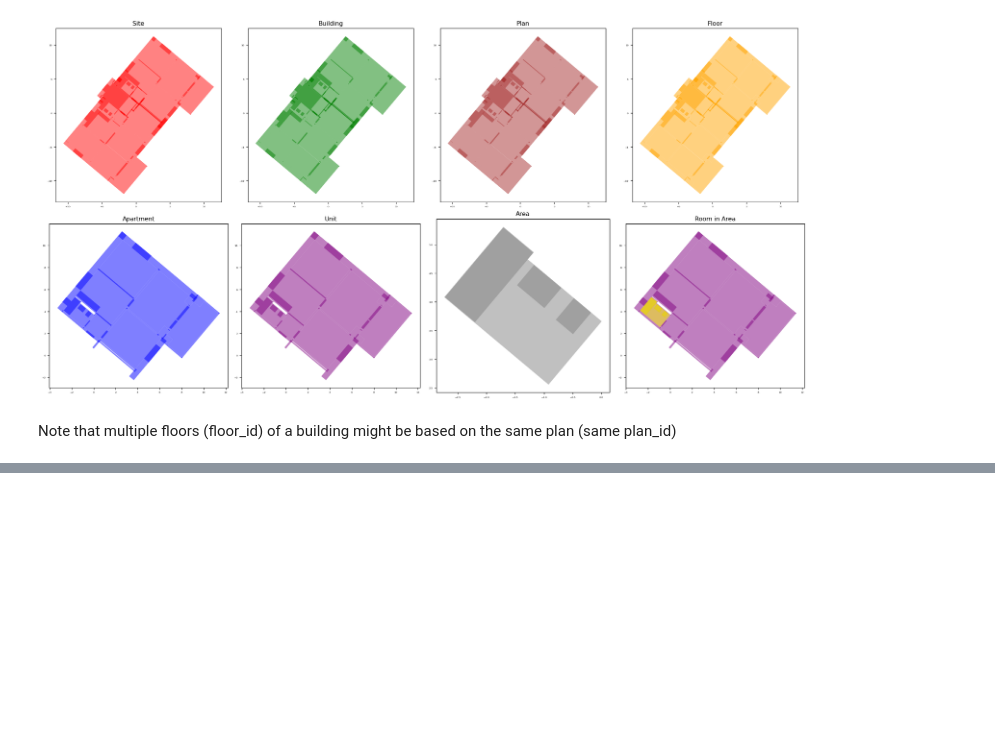
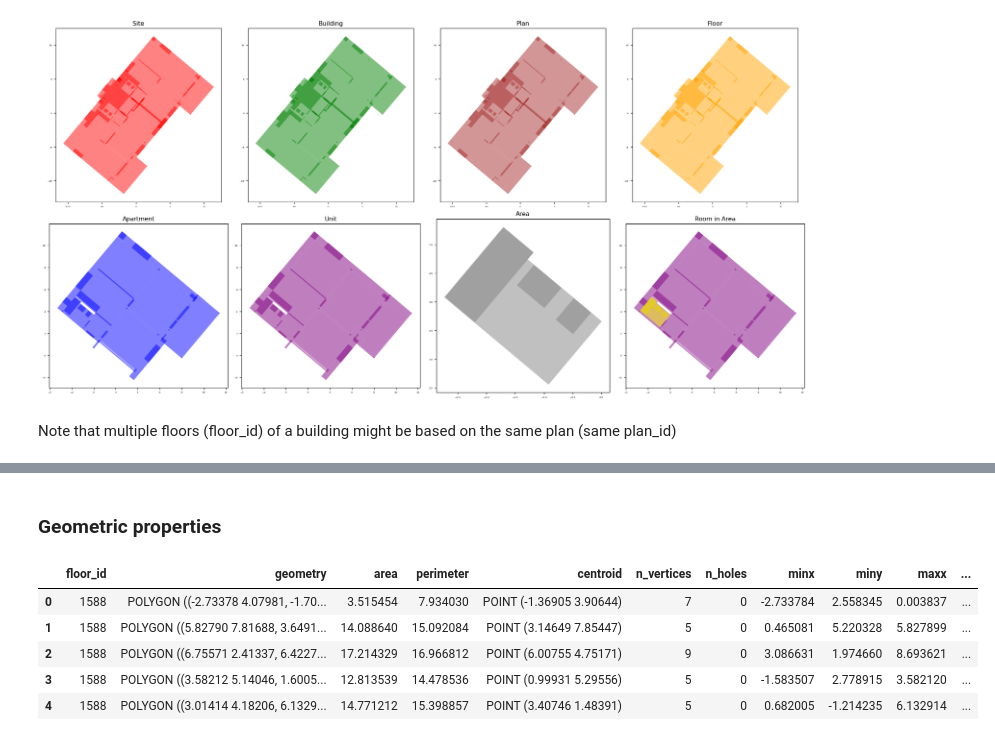
Before and after one commit to snt-arg/msd, a Jupyter notebook: NB - Data Curation 0 - Dataset Exploration.ipynb, the cells around one changed output, grey strips where cells are left out. Saved outputs shown, nothing was run; the diff lists cells and outputs as text; code cells hidden in the pictures; blank space fills up the shorter version.

```diff
--- a/NB - Data Curation 0 - Dataset Exploration.ipynb
+++ b/NB - Data Curation 0 - Dataset Exploration.ipynb
@@ -322,0 +325,5 @@ Note that multiple floors (floor_id) of a building might be based on the same pl
+# %%
+floor_id = gdf['floor_id'].values[0]
+floor = gdf[gdf['floor_id'] == floor_id].copy()
+print(floor.shape)
+floor.head()
@@ -322,0 +338,21 @@ Note that multiple floors (floor_id) of a building might be based on the same pl
+# %% [markdown]
+### Geometric properties
+# %%
+floor['area'] = floor.geometry.area
+floor['perimeter'] = floor.geometry.length
+floor['centroid'] = floor.geometry.centroid
+floor['n_vertices'] = floor.geometry.apply(lambda p: len(p.exterior.coords) if p.geom_type == 'Polygon' else 0)
+floor['n_holes'] = floor.geometry.apply(lambda p: len(p.interiors) if p.geom_type == 'Polygon' else 0)
+
+# Extract the bounding box coordinates (minx, miny, maxx, maxy) for each geometry
+bounds_df = pd.DataFrame(floor.geometry.bounds, columns=['minx', 'miny', 'maxx', 'maxy'])
+floor = pd.concat([floor.reset_index(drop=True), bounds_df.reset_index(drop=True)], axis=1)
+
+floor[['floor_id', 'geometry', 'area', 'perimeter', 'centroid', 'n_vertices', 'n_holes', 'minx', 'miny', 'maxx', 'maxy']].head()
+# %% [output]
+|  | floor_id | geometry | area | perimeter | centroid | n_vertices | n_holes | minx | miny | maxx | ... |
+| 0 | 1588 | POLYGON ((-2.73378 4.07981, -1.70... | 3.515454 | 7.934030 | POINT (-1.36905 3.90644) | 7 | 0 | -2.733784 | 2.558345 | 0.003837 | ... |
+| 1 | 1588 | POLYGON ((5.82790 7.81688, 3.6491... | 14.088640 | 15.092084 | POINT (3.14649 7.85447) | 5 | 0 | 0.465081 | 5.220328 | 5.827899 | ... |
+| 2 | 1588 | POLYGON ((6.75571 2.41337, 6.4227... | 17.214329 | 16.966812 | POINT (6.00755 4.75171) | 9 | 0 | 3.086631 | 1.974660 | 8.693621 | ... |
+| 3 | 1588 | POLYGON ((3.58212 5.14046, 1.6005... | 12.813539 | 14.478536 | POINT (0.99931 5.29556) | 5 | 0 | -1.583507 | 2.778915 | 3.582120 | ... |
+| 4 | 1588 | POLYGON ((3.01414 4.18206, 6.1329... | 14.771212 | 15.398857 | POINT (3.40746 1.48391) | 5 | 0 | 0.682005 | -1.214235 | 6.132914 | ... |
```
Also changed, not shown: parts of 7 cells of this notebook.
